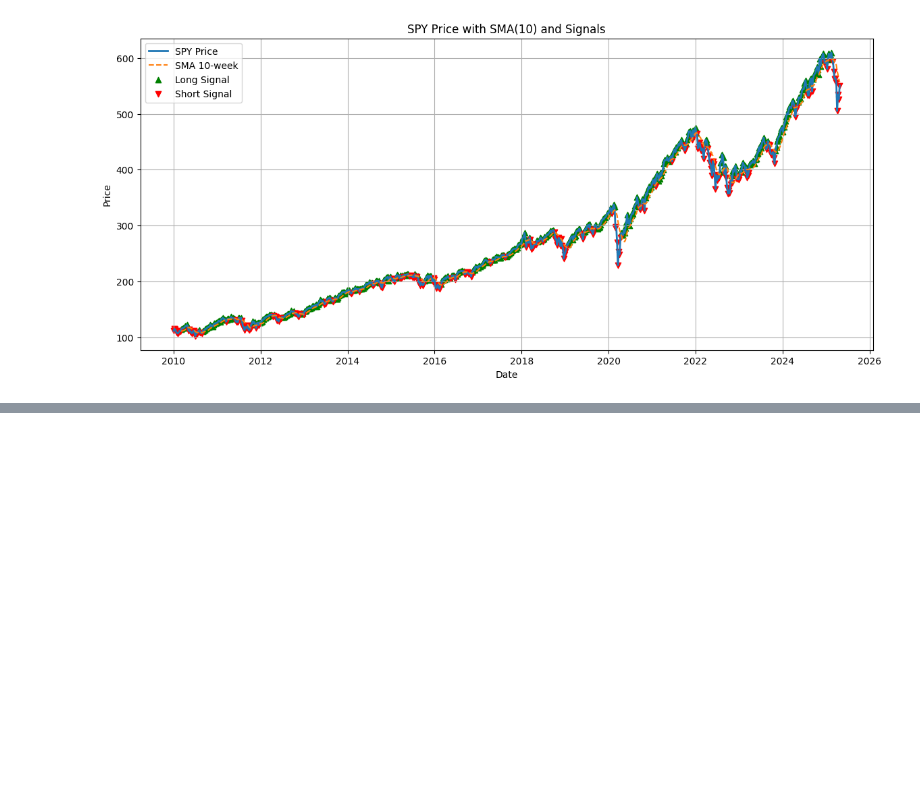
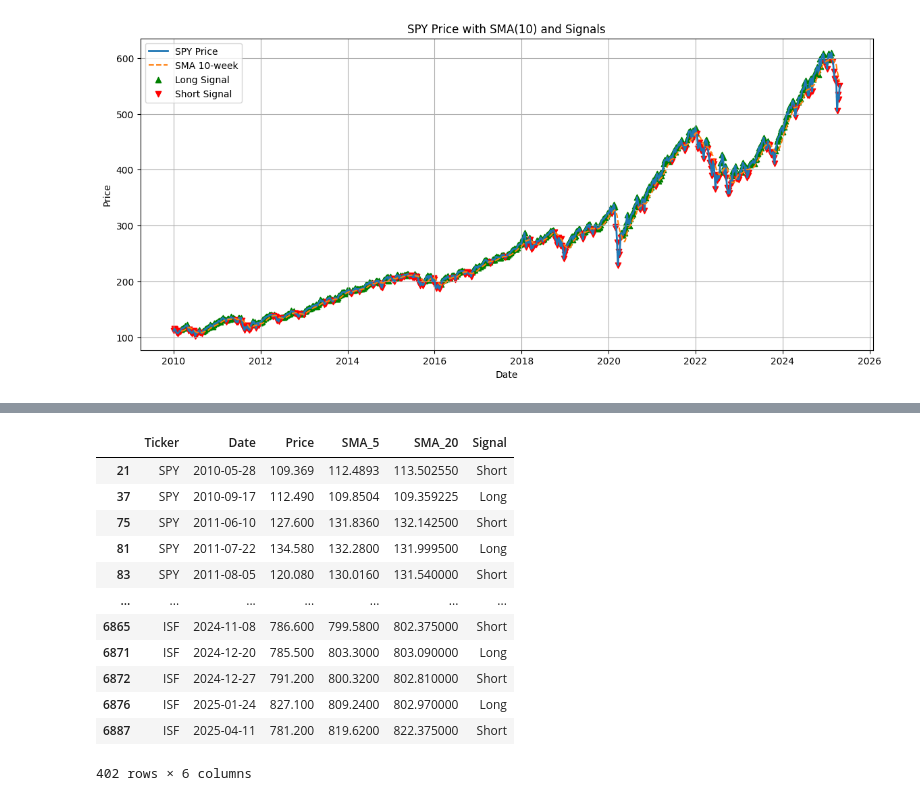
Before and after one commit to galimus/Trading-game, a Jupyter notebook: Trading_game_strategies.ipynb, the cells around one changed output, grey strips where cells are left out. Cells and saved outputs as stored; diff of their text form; code cells hidden in the pictures; blank space fills up the shorter version.

```diff
--- a/Trading_game_strategies.ipynb
+++ b/Trading_game_strategies.ipynb
@@ -89,0 +140,50 @@ plt.show()
+# %%
+def generate_sma_crossover_all(etf_df, short_window=5, long_window=20):
+    all_signals = []
+
+    for ticker in etf_df.columns:
+        prices = etf_df[ticker].dropna()
+        short_sma = prices.rolling(window=short_window).mean()
+        long_sma = prices.rolling(window=long_window).mean()
+
+        signal = pd.Series("No Trade", index=prices.index)
+
+        long_cond = (short_sma > long_sma) & (short_sma.shift(1) <= long_sma.shift(1))
+        short_cond = (short_sma < long_sma) & (short_sma.shift(1) >= long_sma.shift(1))
+
+        signal[long_cond] = "Long"
+        signal[short_cond] = "Short"
+
+        df_signals = pd.DataFrame({
+            "Ticker": ticker,
+            "Date": prices.index,
+            "Price": prices.values,
+            f"SMA_{short_window}": short_sma.values,
+            f"SMA_{long_window}": long_sma.values,
+            "Signal": signal.values
+        })
+
+        all_signals.append(df_signals)
+
+    return pd.concat(all_signals, ignore_index=True)
+# %%
+sma_crossover_signals = generate_sma_crossover_all(etf_prices)
+
+all_trade_signals = sma_crossover_signals[sma_crossover_signals["Signal"] != "No Trade"]
+display(all_trade_signals)
+
+all_trade_signals.to_csv("sma_crossover_all_signals.csv", index=False)
+# %% [output]
+|  | Ticker | Date | Price | SMA_5 | SMA_20 | Signal |
+| 21 | SPY | 2010-05-28 | 109.369 | 112.4893 | 113.502550 | Short |
+| 37 | SPY | 2010-09-17 | 112.490 | 109.8504 | 109.359225 | Long |
+| 75 | SPY | 2011-06-10 | 127.600 | 131.8360 | 132.142500 | Short |
+| 81 | SPY | 2011-07-22 | 134.580 | 132.2800 | 131.999500 | Long |
+| 83 | SPY | 2011-08-05 | 120.080 | 130.0160 | 131.540000 | Short |
+| ... | ... | ... | ... | ... | ... | ... |
+| 6865 | ISF | 2024-11-08 | 786.600 | 799.5800 | 802.375000 | Short |
+| 6871 | ISF | 2024-12-20 | 785.500 | 803.3000 | 803.090000 | Long |
+| 6872 | ISF | 2024-12-27 | 791.200 | 800.3200 | 802.810000 | Short |
+| 6876 | ISF | 2025-01-24 | 827.100 | 809.2400 | 802.970000 | Long |
+| 6887 | ISF | 2025-04-11 | 781.200 | 819.6200 | 822.375000 | Short |
+402 rows × 6 columns
```
Also changed, not shown: parts of 11 cells of this notebook, 2 other files.
